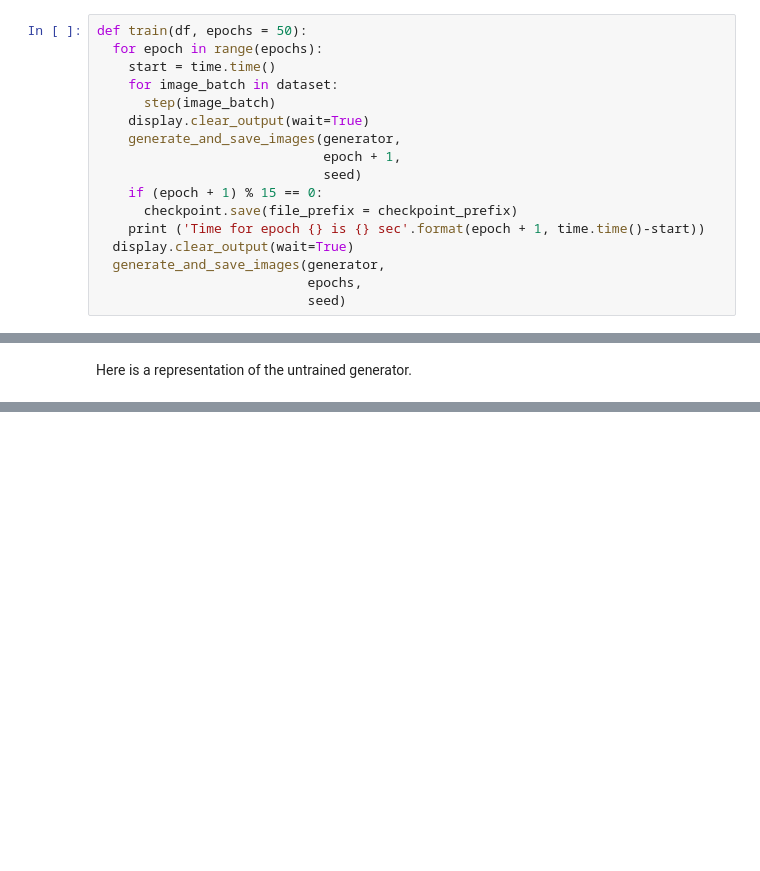
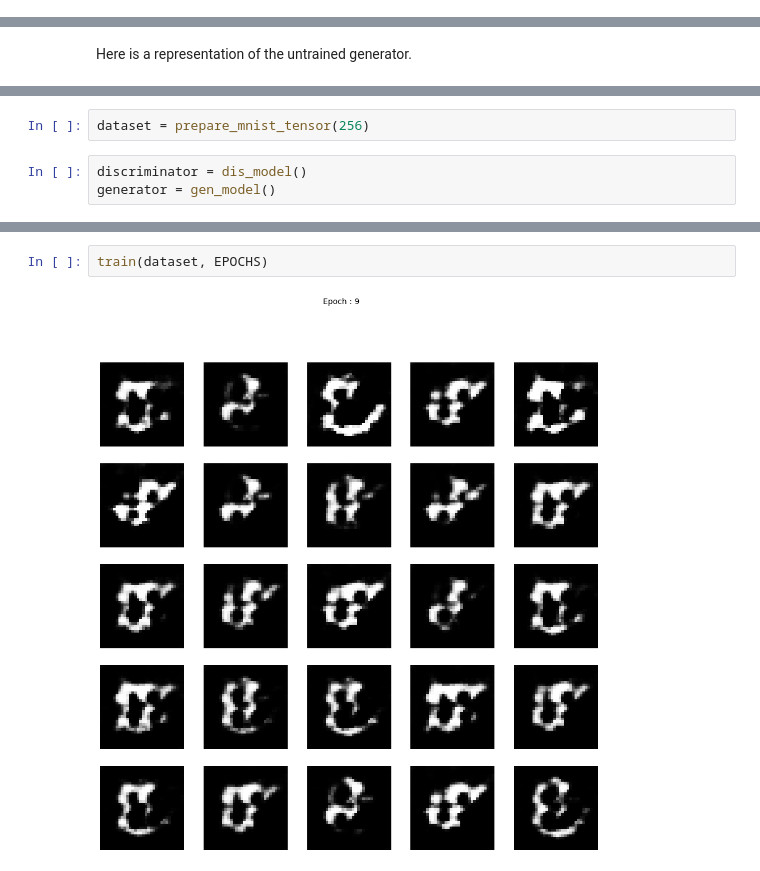
Before and after one commit to melchior-prugniaud/DL-DCGAN-CYCLEGAN, a Jupyter notebook: Cycle_GAN_Implementation.ipynb, the cells around one changed output, grey strips where cells are left out. Cells and saved outputs as stored; diff of their text form; blank space fills up the shorter version.

```diff
--- a/Cycle_GAN_Implementation.ipynb
+++ b/Cycle_GAN_Implementation.ipynb
@@ -352,19 +295,2 @@ def generate_and_save_images(model, epoch, test_input):
-# %%
-def train(df, epochs = 50):
-  for epoch in range(epochs):
-    start = time.time()
-    for image_batch in dataset:
-      step(image_batch)
-    display.clear_output(wait=True)
-    generate_and_save_images(generator,
-                             epoch + 1,
-                             seed)
-    if (epoch + 1) % 15 == 0:
-      checkpoint.save(file_prefix = checkpoint_prefix)
-    print ('Time for epoch {} is {} sec'.format(epoch + 1, time.time()-start))
-  display.clear_output(wait=True)
-  generate_and_save_images(generator,
-                           epochs,
-                           seed)
 # %% [markdown]
 Define the training step
@@ -457,0 +301,5 @@ def GAN()
+# %%
+dataset = prepare_mnist_tensor(256)
+# %%
+discriminator = dis_model()
+generator = gen_model()
@@ -457,0 +407,4 @@ def GAN()
+# %%
+train(dataset, EPOCHS)
+# %% [output]
+[figure, added]
```
Also changed, not shown: parts of 26 cells of this notebook.
